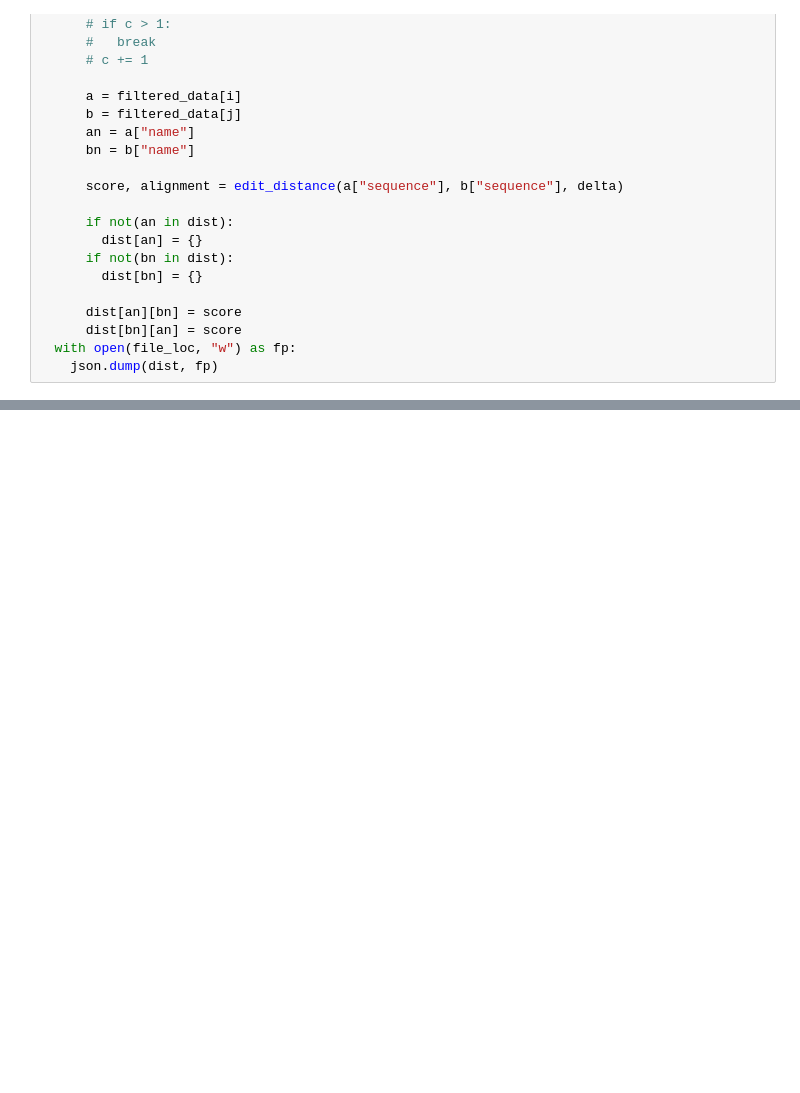
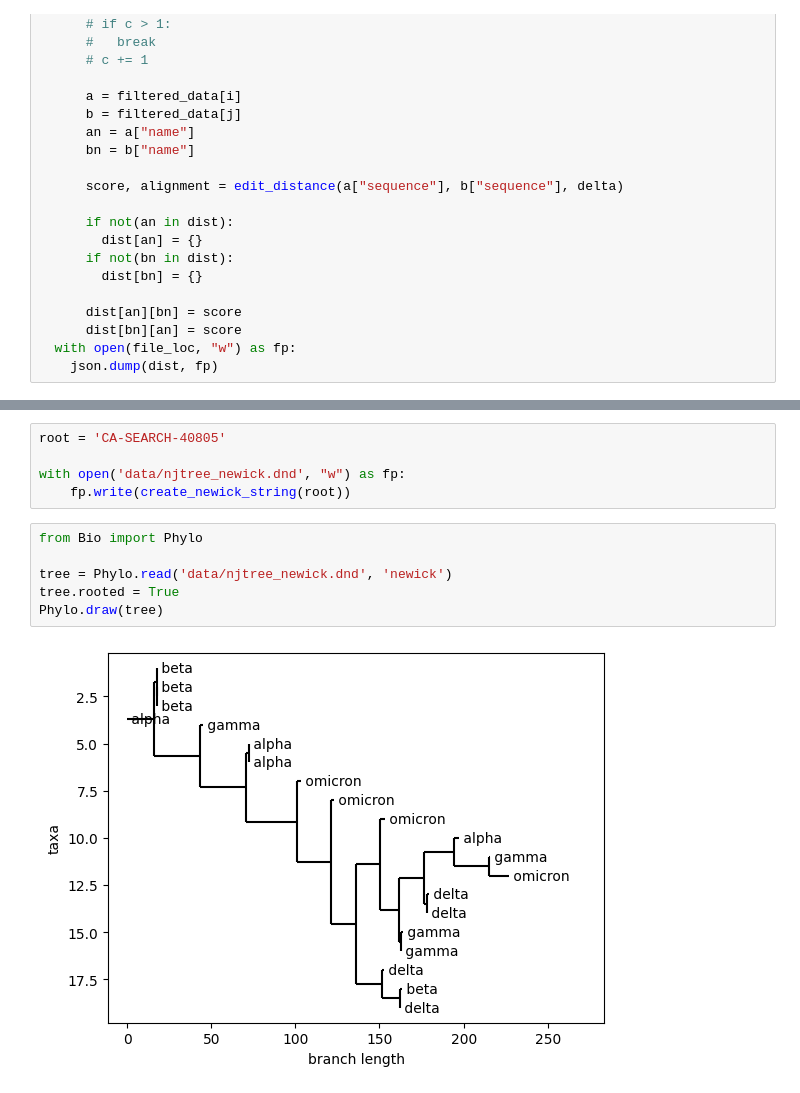
Before and after one commit to RomirS/FinalProject_466, a Jupyter notebook: main.ipynb, the cells around one changed output, grey strips where cells are left out. Saved outputs shown, nothing was run; the diff lists cells and outputs as text; blank space fills up the shorter version.

Commit message:
base neighbor joining and phylogeny visualization

```diff
--- a/main.ipynb
+++ b/main.ipynb
@@ -155,0 +225,13 @@ if not(path.isfile(file_loc)):
+# %%
+root = 'CA-SEARCH-40805'
+
+with open('data/njtree_newick.dnd', "w") as fp:
+    fp.write(create_newick_string(root))
+# %%
+from Bio import Phylo
+
+tree = Phylo.read('data/njtree_newick.dnd', 'newick')
+tree.rooted = True
+Phylo.draw(tree)
+# %% [output]
+[figure, added]
```
Also changed, not shown: parts of 6 cells of this notebook, 2 other files.
